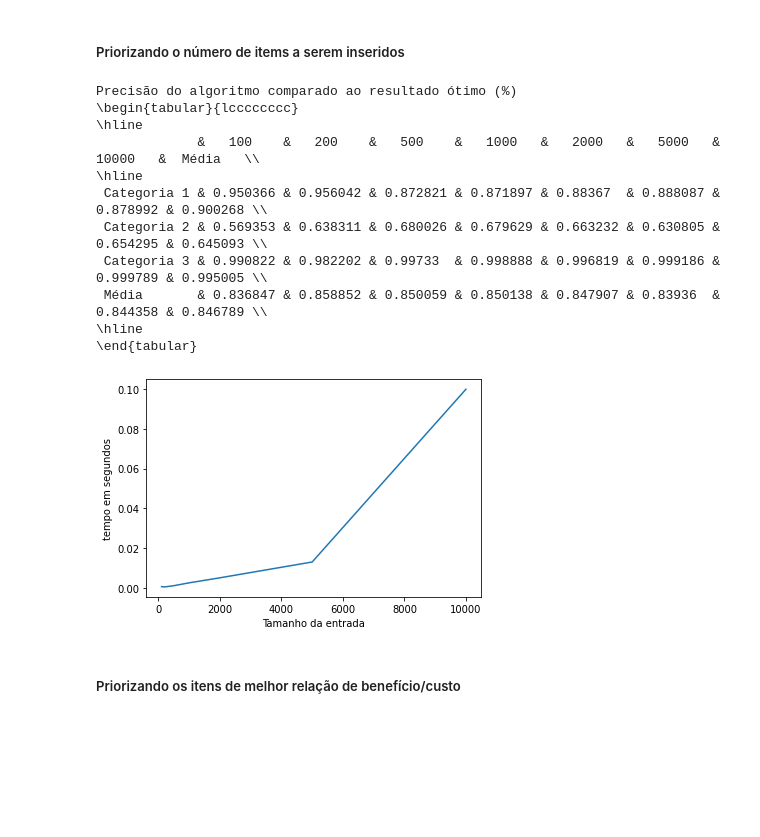
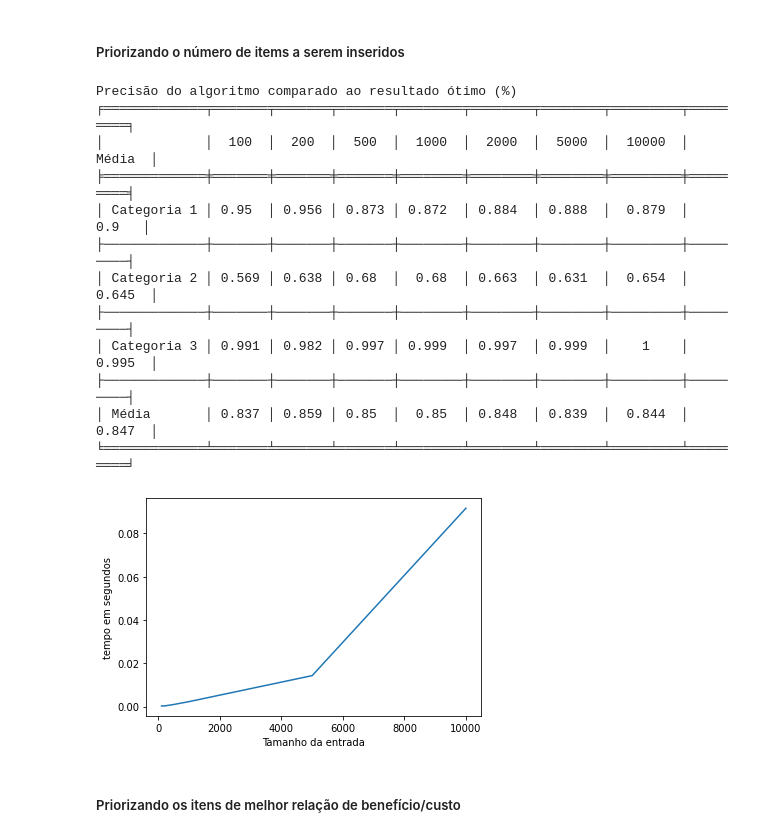
Before and after one commit to MatheusNSantiago/O-Problema-da-Mochila---Analise-de-Algoritmos, a Jupyter notebook: main.ipynb, the cells around one changed output. Drawn from its saved outputs; the diff is of its cells as text; code cells hidden in the pictures; blank space fills up the shorter version.

```diff
--- a/main.ipynb
+++ b/main.ipynb
@@ -77,33 +77,34 @@ def perf_aprox_gulosa_max_numero_itens(categoria, size):
     desempenho = v / beneficio_maximo
     return desempenho
 # %%
-results, times = fazer_testes(perf_aprox_gulosa_max_numero_itens, repeticoes=1)
+results_1, times_1 = fazer_testes(perf_aprox_gulosa_max_numero_itens, repeticoes=20)
 print("Precisão do algoritmo comparado ao resultado ótimo (%)")
-print(make_table(results))
+make_table(results_1)
 
-for size, tempos in times.items():
+for size, tempos in times_1.items():
     media_t = sum(tempos) / len(tempos)
-    times[size] = media_t
+    times_1[size] = media_t
 
 
-plt.plot(times.keys(), times.values())
+plt.plot(times_1.keys(), times_1.values())
 plt.ylabel("tempo em segundos")
 plt.xlabel("Tamanho da entrada")
 
 plt.show()
 # %% [output]
 Precisão do algoritmo comparado ao resultado ótimo (%)
-\begin{tabular}{lcccccccc}
-\hline
-             &   100    &   200    &   500    &   1000   &   2000   &   5000   &  10000   &  Média   \\
-\hline
- Categoria 1 & 0.950366 & 0.956042 & 0.872821 & 0.871897 & 0.88367  & 0.888087 & 0.878992 & 0.900268 \\
- Categoria 2 & 0.569353 & 0.638311 & 0.680026 & 0.679629 & 0.663232 & 0.630805 & 0.654295 & 0.645093 \\
- Categoria 3 & 0.990822 & 0.982202 & 0.99733  & 0.998888 & 0.996819 & 0.999186 & 0.999789 & 0.995005 \\
- Média       & 0.836847 & 0.858852 & 0.850059 & 0.850138 & 0.847907 & 0.83936  & 0.844358 & 0.846789 \\
-\hline
-\end{tabular}
+╒═════════════╤═══════╤═══════╤═══════╤════════╤════════╤════════╤═════════╤═════════╕
+│             │  100  │  200  │  500  │  1000  │  2000  │  5000  │  10000  │  Média  │
+╞═════════════╪═══════╪═══════╪═══════╪════════╪════════╪════════╪═════════╪═════════╡
+│ Categoria 1 │ 0.95  │ 0.956 │ 0.873 │ 0.872  │ 0.884  │ 0.888  │  0.879  │   0.9   │
+├─────────────┼───────┼───────┼───────┼────────┼────────┼────────┼─────────┼─────────┤
+│ Categoria 2 │ 0.569 │ 0.638 │ 0.68  │  0.68  │ 0.663  │ 0.631  │  0.654  │  0.645  │
+├─────────────┼───────┼───────┼───────┼────────┼────────┼────────┼─────────┼─────────┤
+│ Categoria 3 │ 0.991 │ 0.982 │ 0.997 │ 0.999  │ 0.997  │ 0.999  │    1    │  0.995  │
+├─────────────┼───────┼───────┼───────┼────────┼────────┼────────┼─────────┼─────────┤
+│ Média       │ 0.837 │ 0.859 │ 0.85  │  0.85  │ 0.848  │ 0.839  │  0.844  │  0.847  │
+╘═════════════╧═══════╧═══════╧═══════╧════════╧════════╧════════╧═════════╧═════════╛
-[figure, old version]
+[figure, new version]
 # %% [markdown]
 ##### Priorizando os itens de melhor relação de benefício/custo
 # %%
```
Also changed, not shown: parts of 2 cells of this notebook, 1 other file.
